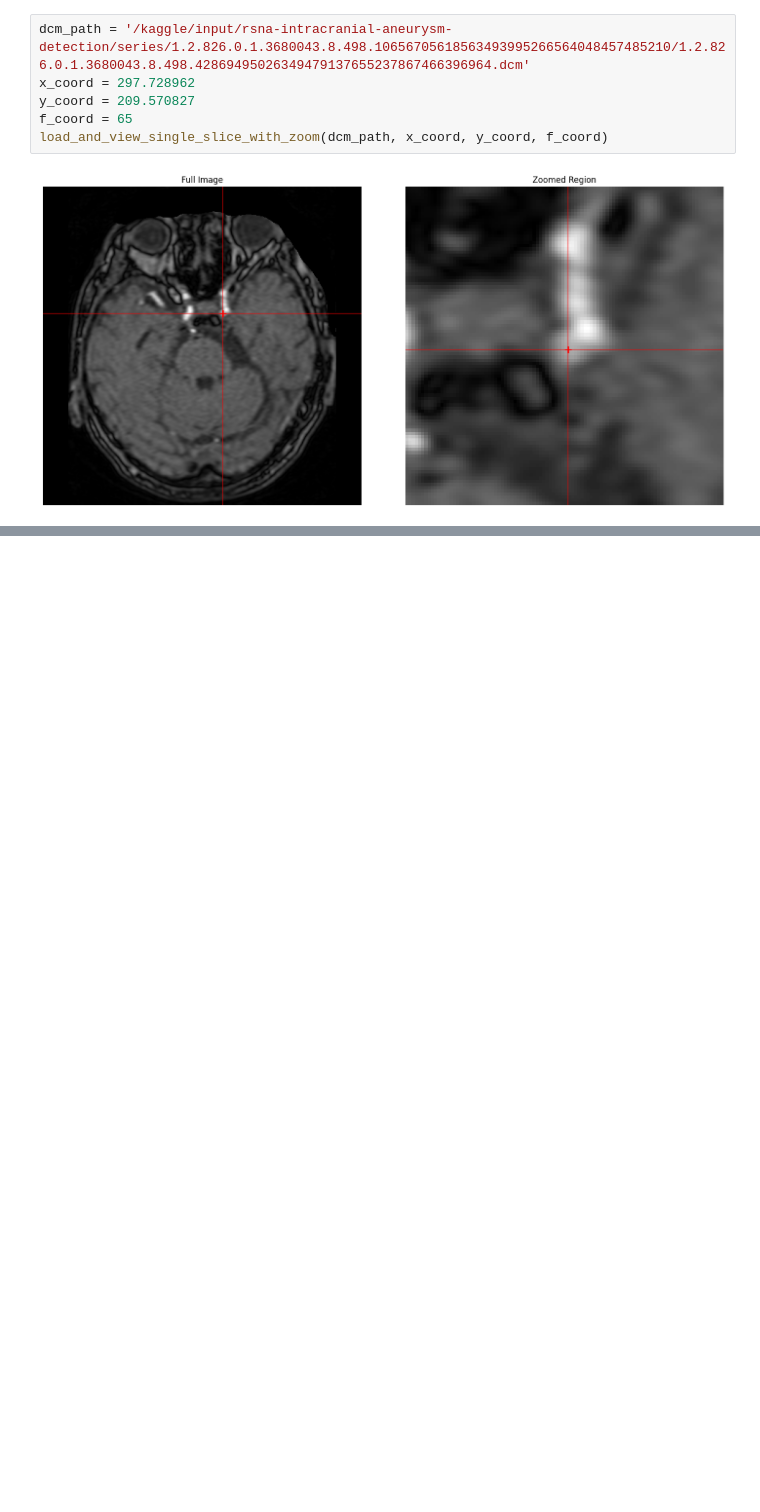
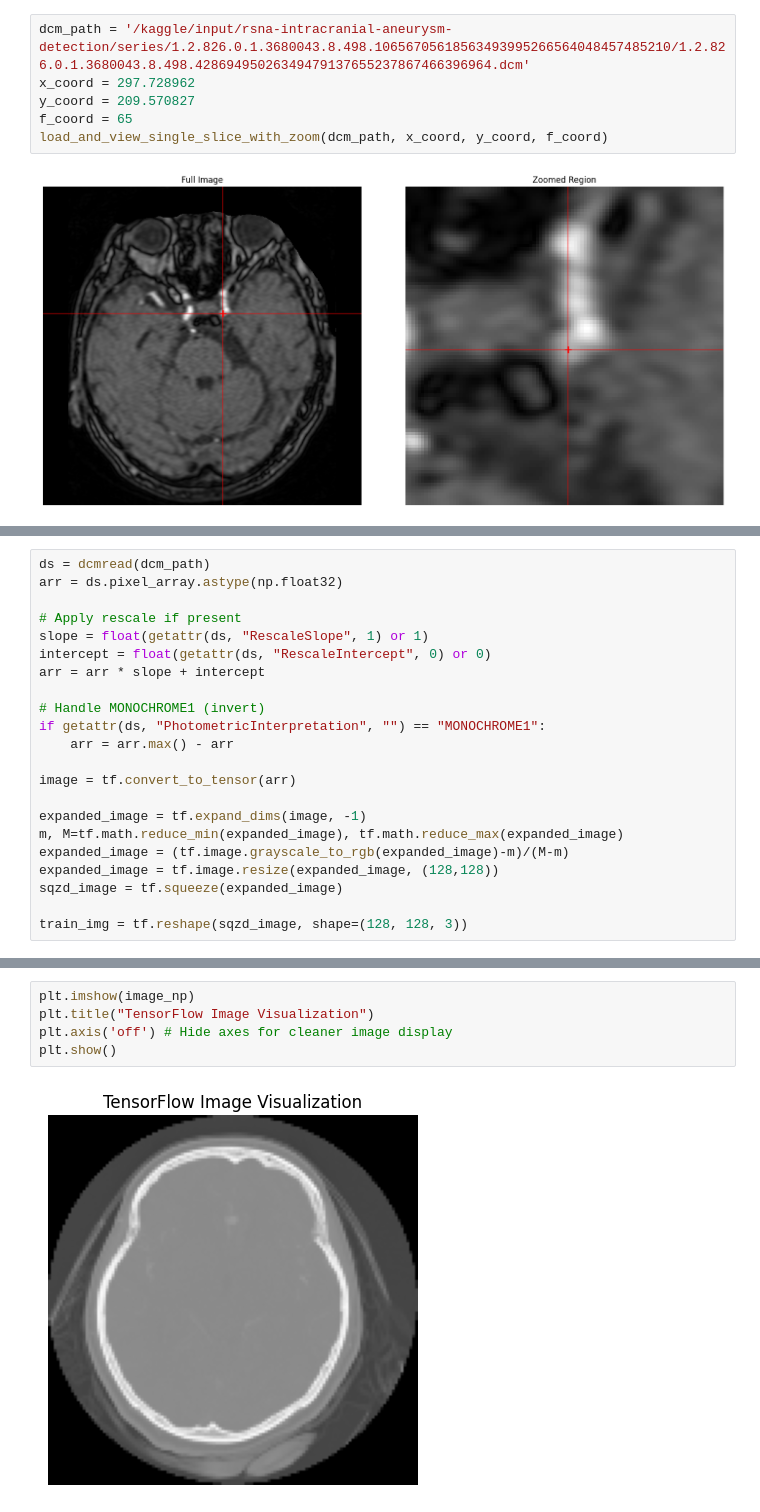
Before and after one commit to sumaniitm/RSNA_Intracranial_Aneurysm_Detection_2025, a Jupyter notebook: suman-notebook-1.ipynb, the cells around one changed output, grey strips where cells are left out. Saved outputs shown, nothing was run; the diff lists cells and outputs as text; blank space fills up the shorter version.

```diff
--- a/suman-notebook-1.ipynb
+++ b/suman-notebook-1.ipynb
@@ -756,0 +769,22 @@ load_and_view_single_slice_with_zoom(dcm_path, x_coord, y_coord, f_coord)
+# %%
+ds = dcmread(dcm_path)
+arr = ds.pixel_array.astype(np.float32)
+
+# Apply rescale if present
+slope = float(getattr(ds, "RescaleSlope", 1) or 1)
+intercept = float(getattr(ds, "RescaleIntercept", 0) or 0)
+arr = arr * slope + intercept
+
+# Handle MONOCHROME1 (invert)
+if getattr(ds, "PhotometricInterpretation", "") == "MONOCHROME1":
+    arr = arr.max() - arr
+
+image = tf.convert_to_tensor(arr)
+
+expanded_image = tf.expand_dims(image, -1)
+m, M=tf.math.reduce_min(expanded_image), tf.math.reduce_max(expanded_image)
+expanded_image = (tf.image.grayscale_to_rgb(expanded_image)-m)/(M-m)
+expanded_image = tf.image.resize(expanded_image, (128,128))
+sqzd_image = tf.squeeze(expanded_image)
+
+train_img = tf.reshape(sqzd_image, shape=(128, 128, 3))
@@ -756,0 +796,7 @@ load_and_view_single_slice_with_zoom(dcm_path, x_coord, y_coord, f_coord)
+# %%
+plt.imshow(image_np)
+plt.title("TensorFlow Image Visualization")
+plt.axis('off') # Hide axes for cleaner image display
+plt.show()
+# %% [output]
+[figure, added]
```
Also changed, not shown: parts of 13 cells of this notebook.
